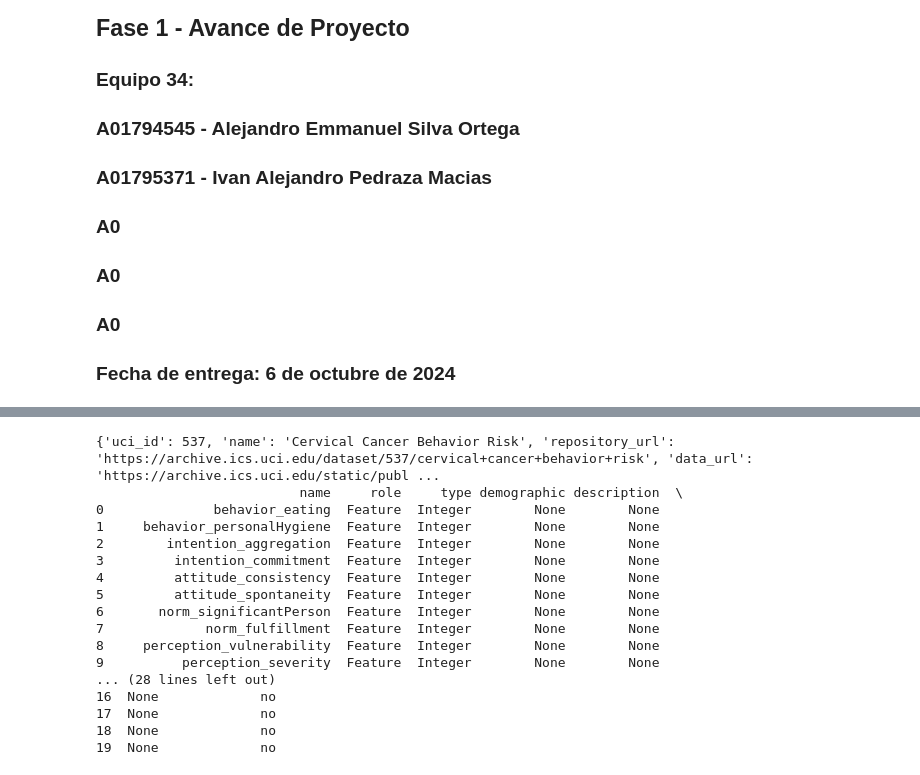
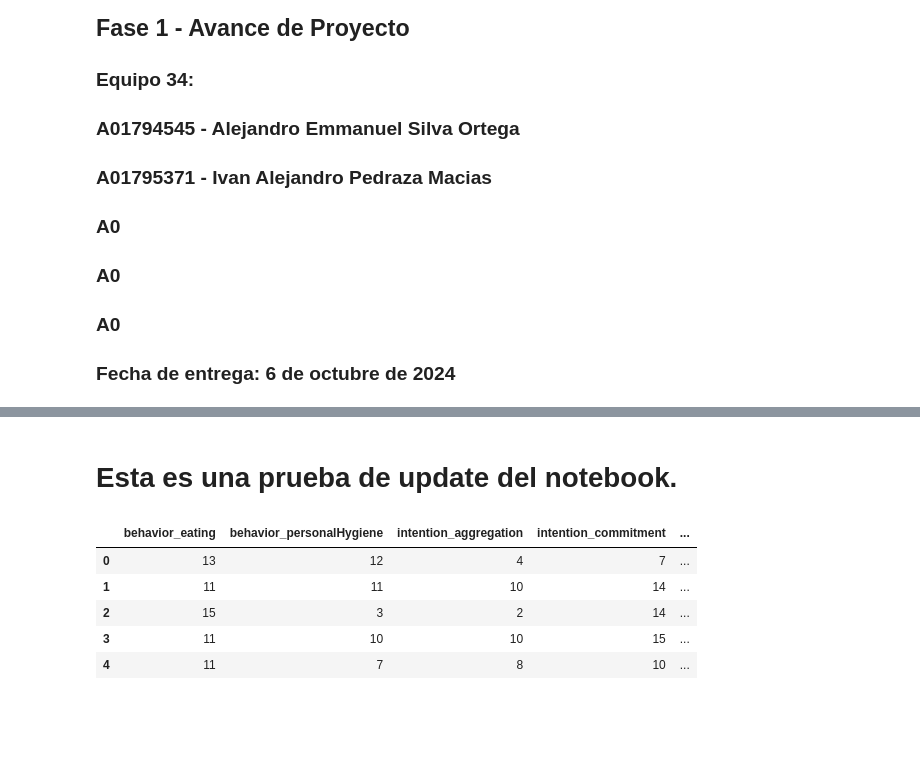
Before and after one commit to Tieralx/MNA-MLOps-, a Jupyter notebook: Fase 1_Equipo34.ipynb, the cells around one changed output, grey strips where cells are left out. Cells and saved outputs as stored; diff of their text form; code cells hidden in the pictures; blank space fills up the shorter version.

Commit message:
Update notebook
jugando un poco con el notebook.

```diff
--- a/Fase 1_Equipo34.ipynb
+++ b/Fase 1_Equipo34.ipynb
@@ -46,25 +47,18 @@ feats = cervical_cancer_behavior_risk.data.features
 targets = cervical_cancer_behavior_risk.data.targets
 
 # metadata
-print(cervical_cancer_behavior_risk.metadata)
+# print(cervical_cancer_behavior_risk.metadata)
 
-# variable information
-print(cervical_cancer_behavior_risk.variables)
+# # variable information
+# print(cervical_cancer_behavior_risk.variables)
-# %% [output]
-{'uci_id': 537, 'name': 'Cervical Cancer Behavior Risk', 'repository_url': 'https://archive.ics.uci.edu/dataset/537/cervical+cancer+behavior+risk', 'data_url': 'https://archive.ics.uci.edu/static/publ ...
-                          name     role     type demographic description  \
-0              behavior_eating  Feature  Integer        None        None
-1     behavior_personalHygiene  Feature  Integer        None        None
-2        intention_aggregation  Feature  Integer        None        None
-3         intention_commitment  Feature  Integer        None        None
-4         attitude_consistency  Feature  Integer        None        None
-5         attitude_spontaneity  Feature  Integer        None        None
-6       norm_significantPerson  Feature  Integer        None        None
-7             norm_fulfillment  Feature  Integer        None        None
-8     perception_vulnerability  Feature  Integer        None        None
-9          perception_severity  Feature  Integer        None        None
-... (28 lines left out)
-16  None             no
-17  None             no
-18  None             no
-19  None             no
+# %% [markdown]
+# Esta es una prueba de update del notebook.
+# %%
+feats.head()
+# %% [output]
+|  | behavior_eating | behavior_personalHygiene | intention_aggregation | intention_commitment | ... |
+| 0 | 13 | 12 | 4 | 7 | ... |
+| 1 | 11 | 11 | 10 | 14 | ... |
+| 2 | 15 | 3 | 2 | 14 | ... |
+| 3 | 11 | 10 | 10 | 15 | ... |
+| 4 | 11 | 7 | 8 | 10 | ... |
```
Also changed, not shown: parts of 1 cell of this notebook.
